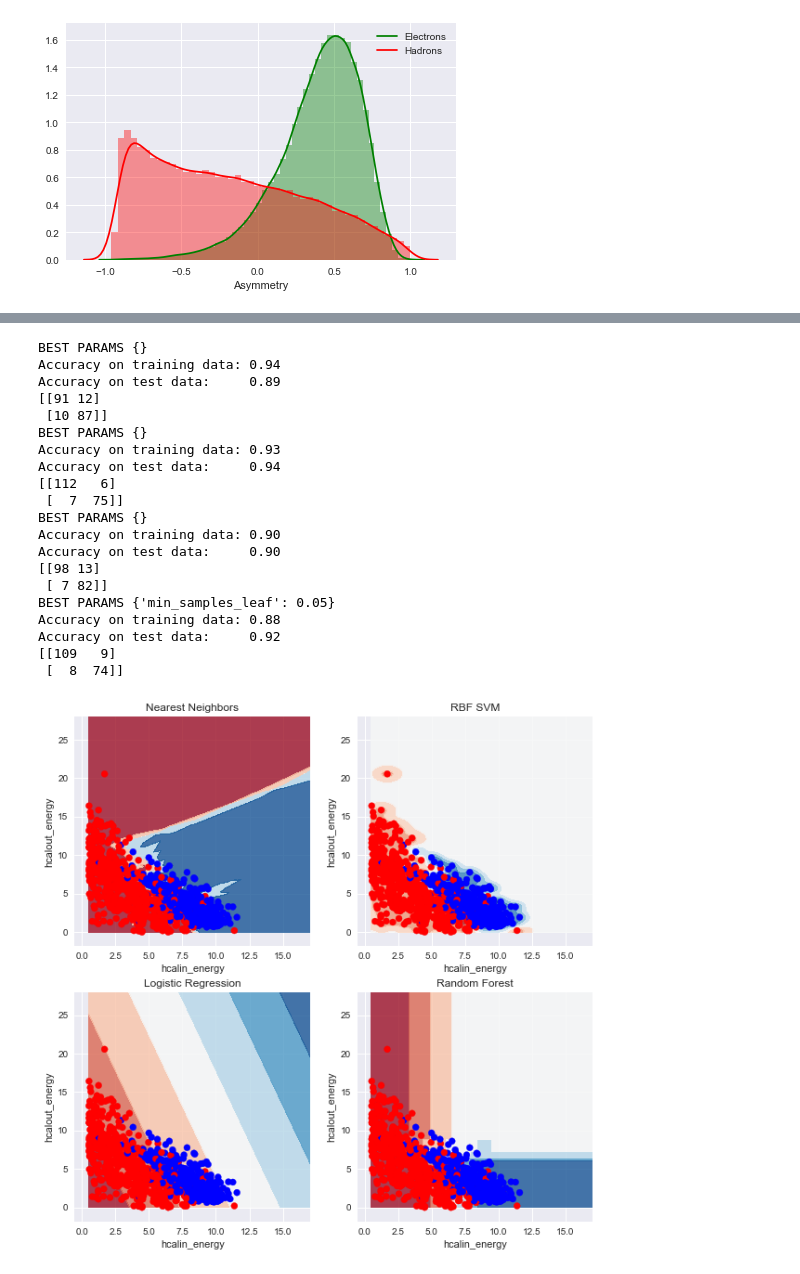
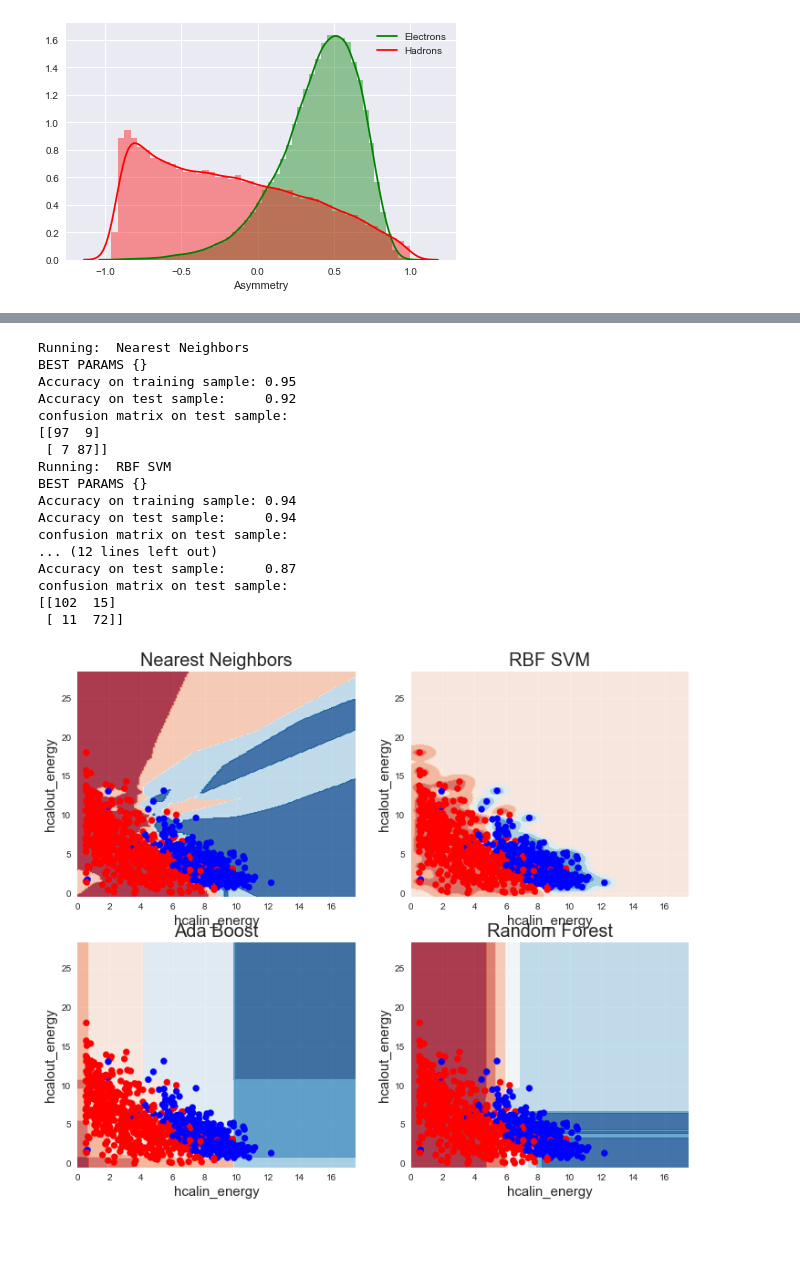
Before and after one commit to sen1/HCal-notebook, a Jupyter notebook: HCal.ipynb, the cells around one changed output, grey strips where cells are left out. Cells and saved outputs as stored; diff of their text form; code cells hidden in the pictures; blank space fills up the shorter version.

```diff
--- a/HCal.ipynb
+++ b/HCal.ipynb
@@ -88,6 +101,6 @@ Lets look into our calorimeter data. Sum all 4x4 towers for inner and outer HCal
 # %%
 df['good_e'] = df['C2_sum'].apply( lambda x: x>150)
-df['good_h'] = df['C2_sum'].apply( lambda x: x<20 )
+df['good_h'] = df['C2_sum'].apply( lambda x: x<10 )
 
 df['hcalin_sum'] = df['hcalin_twr_e'].apply(lambda x: sum(x))
 df['hcalout_sum'] = df['hcalout_twr_e'].apply(lambda x: sum(x))
@@ -99,8 +112,8 @@ f, ((ax1, ax2), (ax3, ax4)) = plt.subplots(2, 2, figsize=(10,6))
 #plot electrons
 plot_data = df[df['good_e']]
 sns.kdeplot(plot_data["hcalin_sum"], plot_data["hcalout_sum"], shade=True, cut=5, cmap='coolwarm', ax=ax1)
-ax1.set_xlabel("Inner HCal energy sum")
-ax1.set_ylabel("Outer HCal energy sum")
+ax1.set_xlabel("Inner HCal energy sum",fontsize=15)
+ax1.set_ylabel("Outer HCal energy sum",fontsize=15)
 ax1.set_title("Electrons",fontsize=20)
 sns.distplot(plot_data['hcalin_sum'], color='green', kde_kws={"label": "Electrons"}, ax=ax3)
 sns.distplot(plot_data['hcalout_sum'], color='green', kde_kws={"label": "Electrons"}, ax=ax4)
@@ -108,11 +121,12 @@ sns.distplot(plot_data['hcalout_sum'], color='green', kde_kws={"label": "Electro
 #plot Hadrons
 plot_data = df[df['good_h']]
 sns.kdeplot(plot_data["hcalin_sum"], plot_data["hcalout_sum"], shade=True, cut=5, cmap='coolwarm', ax=ax2)
-ax2.set_xlabel("Inner HCal energy sum")
-ax2.set_ylabel("Outer HCal energy sum")
+ax2.set_xlabel("Inner HCal energy sum", fontsize=15)
+ax2.set_ylabel("Outer HCal energy sum", fontsize=15)
 ax2.set_title("Hadrons",fontsize=20)
 sns.distplot(plot_data['hcalin_sum'], color='red', kde_kws={"label":"Hadrons"}, ax=ax3)
-ax3.set_xlabel("Inner HCal energy sum")
+ax3.set_xlabel("Inner HCal energy sum", fontsize=15)
 sns.distplot(plot_data['hcalout_sum'], color='red', kde_kws={"label":"Hadrons"}, ax=ax4)
-ax4.set_xlabel("Outer HCal energy sum")
+ax4.set_xlabel("Outer HCal energy sum", fontsize=15)
+plt.tight_layout()
 # %% [output]
@@ -153,10 +166,10 @@ So most of energy is deposited in one tower. This is expected because beam was n
 
 Now lets look into the total energy, combining both the sections.
 # %%
-#df = df[df.good_e+df.good_h==1]
+df = df[df.good_e+df.good_h==1]
 df['sum_e'] = df['hcalin_sum'] + df['hcalout_sum']
 
-fig, (ax1,ax2) = plt.subplots(1,2,figsize=(10,5))
+fig, (ax1,ax2) = plt.subplots(1,2,figsize=(12,5))
 #for electrons
 sns.distplot(df[df['good_e']]['sum_e'], kde=False, color='red', fit=stats.norm,  label="Electrons", hist_kws={"range":[0,20]}, fit_kws={"clip":[0,20],"color":'red'},  ax=ax1)
 (mu, sigma) = stats.norm.fit(df[df['good_e']]['sum_e'])
@@ -308,8 +315,9 @@ def do_classify(clf, parameters, indf, featurenames, targetname, standardize=Fal
     clf=clf.fit(Xtrain, ytrain)
     training_accuracy = clf.score(Xtrain, ytrain)
     test_accuracy = clf.score(Xtest, ytest)
-    print "Accuracy on training data: %0.2f" % (training_accuracy)
-    print "Accuracy on test data:     %0.2f" % (test_accuracy)
+    print "Accuracy on training sample: %0.2f" % (training_accuracy)
+    print "Accuracy on test sample:     %0.2f" % (test_accuracy)
+    print 'confusion matrix on test sample: '
     print confusion_matrix(ytest, clf.predict(Xtest))
     #ypred = clf.predict(X)
     return clf #, ypred
@@ -321,59 +329,57 @@ dfs = df.sample(1000)
 xcolumns = ['hcalin_sum','hcalout_sum']
 target = ['good_e']
 
-names = ["Nearest Neighbors", "RBF SVM", "Logistic Regression", "Random Forest"]
+names = ["Nearest Neighbors", "RBF SVM", "Ada Boost", "Random Forest"]
 
 classifiers = [
     KNeighborsClassifier(3),
     SVC(gamma=2, C=1),
-    LogisticRegression(),
+    AdaBoostClassifier(),
     RandomForestClassifier(max_depth=5, n_estimators=10, max_features=1),
     ]
 
 param_grids = [
     {},
     {},
-    {"C": [0.01, 0.1, 1, 10, 100]},
+    {},
     {"min_samples_leaf": [0.05, 0.10, 0.20, 0.30]},
 ]
 
-figure = plt.figure(figsize=(10, 10))
+figure = plt.figure(figsize=(12, 10))
 for i, (name, clf, par) in enumerate(zip(names,classifiers,param_grids)):
+    print 'Running: ', name
     clf_fit = do_classify(clf, par, dfs, xcolumns, target)
     ax = plt.subplot(2, 2, i+1)
-    ax.set_title(name)
-    xx, yy = np.meshgrid(np.arange(df['hcalin_sum'].min(),df['hcalin_sum'].max(),0.01),
-                         np.arange(df['hcalout_sum'].min(),df['hcalout_sum'].max(),0.01))
+    ax.set_title(name, fontsize=20)
+    xx, yy = np.meshgrid(np.arange(df['hcalin_sum'].min()-0.5,df['hcalin_sum'].max()+0.5,0.1),
+                         np.arange(df['hcalout_sum'].min()-0.5,df['hcalout_sum'].max()+0.5,0.1))
     if hasattr(clf, "decision_function"):
         Z = clf_fit.decision_function(np.c_[xx.ravel(), yy.ravel()])
     else:
         Z = clf_fit.predict_proba(np.c_[xx.ravel(), yy.ravel()])[:, 1]
     Z = Z.reshape(xx.shape)
     cm = plt.cm.RdBu
     cm_bright = ListedColormap(['#FF0000', '#0000FF'])
     ax.contourf(xx,yy,Z,cmap=cm,alpha=0.8)
     ax.scatter(dfs['hcalin_sum'], dfs['hcalout_sum'], c=dfs['good_e'], cmap=cm_bright)
-    ax.set_xlabel('hcalin_energy')
-    ax.set_ylabel('hcalout_energy')
+    ax.set_xlabel('hcalin_energy', fontsize=15)
+    ax.set_ylabel('hcalout_energy', fontsize=15)
 # %% [output]
+Running:  Nearest Neighbors
 BEST PARAMS {}
-Accuracy on training data: 0.94
-Accuracy on test data:     0.89
-[[91 12]
- [10 87]]
+Accuracy on training sample: 0.95
+Accuracy on test sample:     0.92
+confusion matrix on test sample:
+[[97  9]
+ [ 7 87]]
+Running:  RBF SVM
 BEST PARAMS {}
-Accuracy on training data: 0.93
-Accuracy on test data:     0.94
-[[112   6]
- [  7  75]]
-BEST PARAMS {}
-Accuracy on training data: 0.90
-Accuracy on test data:     0.90
-[[98 13]
- [ 7 82]]
-BEST PARAMS {'min_samples_leaf': 0.05}
-Accuracy on training data: 0.88
-Accuracy on test data:     0.92
-[[109   9]
- [  8  74]]
+Accuracy on training sample: 0.94
+Accuracy on test sample:     0.94
+confusion matrix on test sample:
+... (12 lines left out)
+Accuracy on test sample:     0.87
+confusion matrix on test sample:
+[[102  15]
+ [ 11  72]]
-[figure, old version]
+[figure, new version]
```
Also changed, not shown: parts of 25 cells of this notebook, 1 other file.
